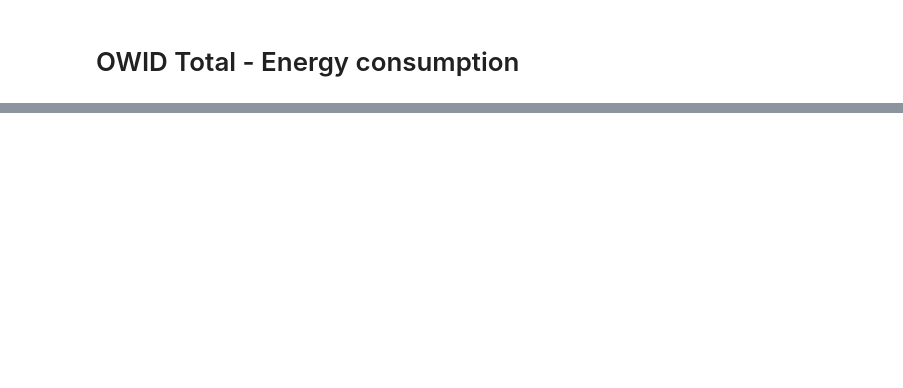
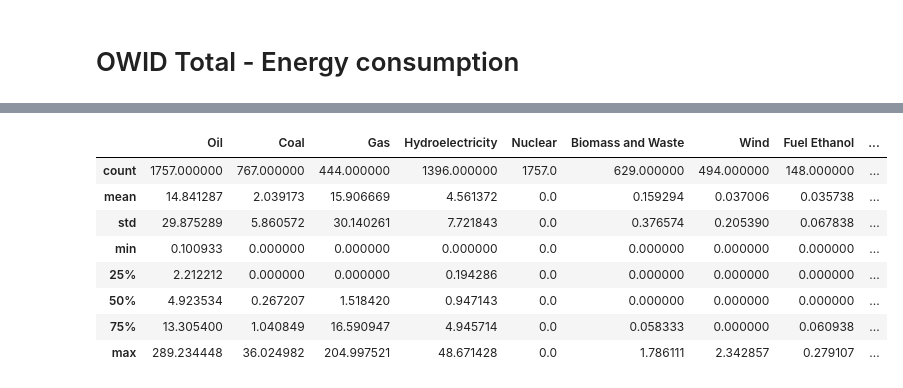
Before and after one commit to TeamGreenWave/capstone_project, a Jupyter notebook: notebook_doro.ipynb, the cells around one changed output, grey strips where cells are left out. Cells and saved outputs as stored; diff of their text form; code cells hidden in the pictures; blank space fills up the shorter version.

```diff
--- a/notebook_doro.ipynb
+++ b/notebook_doro.ipynb
@@ -303,0 +347,3 @@ prim_en_cons.loc[(prim_en_cons["country"] == "Kenya") & (prim_en_cons["year"] >
+# %%
+# Deal with year
+africa_frame['year']  = africa_frame["Unnamed: 0"].str.slice(stop=4)
@@ -303,0 +370,14 @@ prim_en_cons.loc[(prim_en_cons["country"] == "Kenya") & (prim_en_cons["year"] >
+# %%
+# Convert datatypes
+columns = africa_frame.columns.tolist()
+columns.remove('country')
+columns.remove('Unnamed: 0')
+columns.remove('Nuclear')
+
+for i in columns:
+    africa_frame[i] = africa_frame[i].str.replace(',','.')
+
+for i in columns:
+    africa_frame[i] = pd.to_numeric(africa_frame[i], errors='coerce')
+
+africa_frame.info()
@@ -303,0 +402,12 @@ prim_en_cons.loc[(prim_en_cons["country"] == "Kenya") & (prim_en_cons["year"] >
+# %%
+africa_frame.describe()
+# %% [output]
+|  | Oil | Coal | Gas | Hydroelectricity | Nuclear | Biomass and Waste | Wind | Fuel Ethanol | ... |
+| count | 1757.000000 | 767.000000 | 444.000000 | 1396.000000 | 1757.0 | 629.000000 | 494.000000 | 148.000000 | ... |
+| mean | 14.841287 | 2.039173 | 15.906669 | 4.561372 | 0.0 | 0.159294 | 0.037006 | 0.035738 | ... |
+| std | 29.875289 | 5.860572 | 30.140261 | 7.721843 | 0.0 | 0.376574 | 0.205390 | 0.067838 | ... |
+| min | 0.100933 | 0.000000 | 0.000000 | 0.000000 | 0.0 | 0.000000 | 0.000000 | 0.000000 | ... |
+| 25% | 2.212212 | 0.000000 | 0.000000 | 0.194286 | 0.0 | 0.000000 | 0.000000 | 0.000000 | ... |
+| 50% | 4.923534 | 0.267207 | 1.518420 | 0.947143 | 0.0 | 0.000000 | 0.000000 | 0.000000 | ... |
+| 75% | 13.305400 | 1.040849 | 16.590947 | 4.945714 | 0.0 | 0.058333 | 0.000000 | 0.060938 | ... |
+| max | 289.234448 | 36.024982 | 204.997521 | 48.671428 | 0.0 | 1.786111 | 2.342857 | 0.279107 | ... |
```
Also changed, not shown: parts of 46 cells of this notebook.
